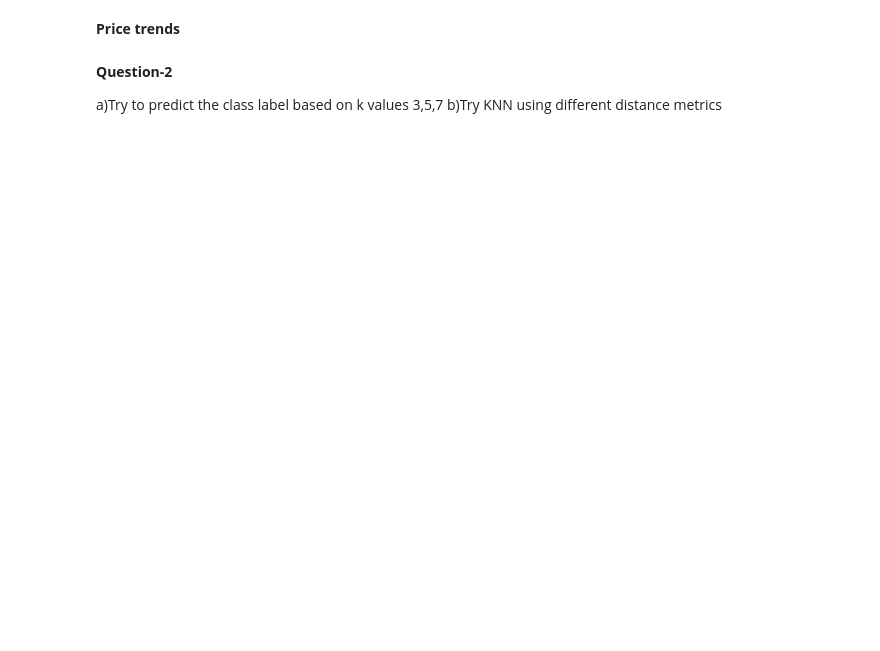
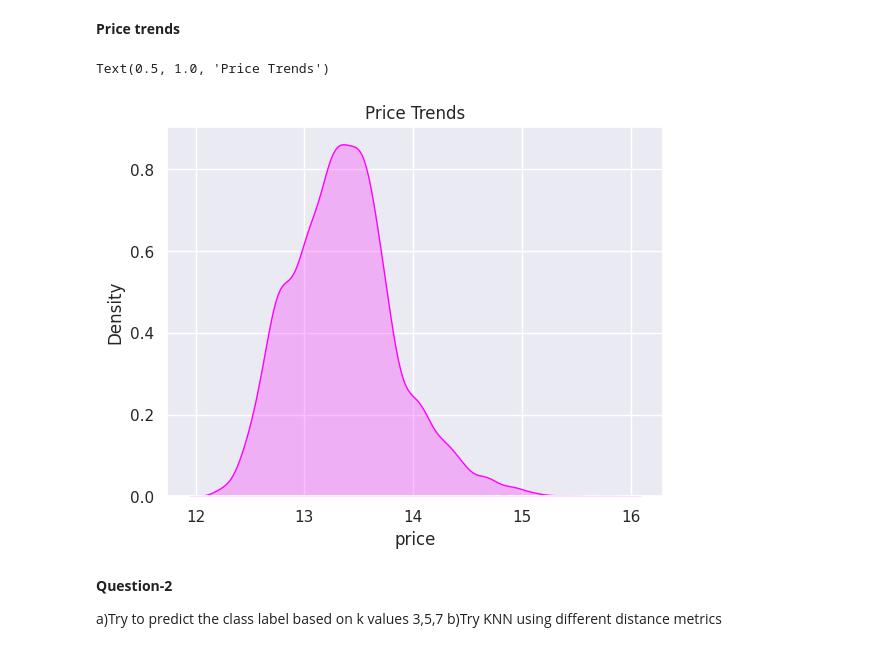
Before and after one commit to boorashiva12/AIML-Training-Shiva, a Jupyter notebook: Assignment_Day_2.ipynb, the cells around one changed output. Drawn from its saved outputs; the diff is of its cells as text; code cells hidden in the pictures; blank space fills up the shorter version.

```diff
--- a/Assignment_Day_2.ipynb
+++ b/Assignment_Day_2.ipynb
@@ -16,3 +14,20 @@ import pandas as pd
+# %%
+import pandas as pd
+import numpy as np
+import math
+from scipy.spatial import distance
+import matplotlib.pyplot as plt
+import random
+import scipy.stats as ss
+from sklearn.neighbors import KNeighborsClassifier
+import seaborn as sns
+sns.set(color_codes = True)
+from sklearn.preprocessing import StandardScaler
+from sklearn.linear_model import Ridge, Lasso
+from sklearn.metrics import mean_squared_error,r2_score
+from sklearn.model_selection import train_test_split,cross_val_score,cross_val_predict
+from sklearn import linear_model
+from sklearn.linear_model import LinearRegression
 # %%
 
 #### for suppressing scientific notation
@@ -28,8 +57,14 @@ data1.head()
 **Price trends**
 # %%
 price_data = np.log(data1.price)
-DrawHistogram(train_data.price)
+sns.kdeplot(price_data,color='magenta',fill=True)
+
+#DrawHistogram(train_data.price)
 plt.xlabel('price')
+plt.title('Price Trends')
+# %% [output]
+Text(0.5, 1.0, 'Price Trends')
+[figure, added]
 # %% [markdown]
 **Question-2**
 
```
Also changed, not shown: parts of 28 cells of this notebook.
